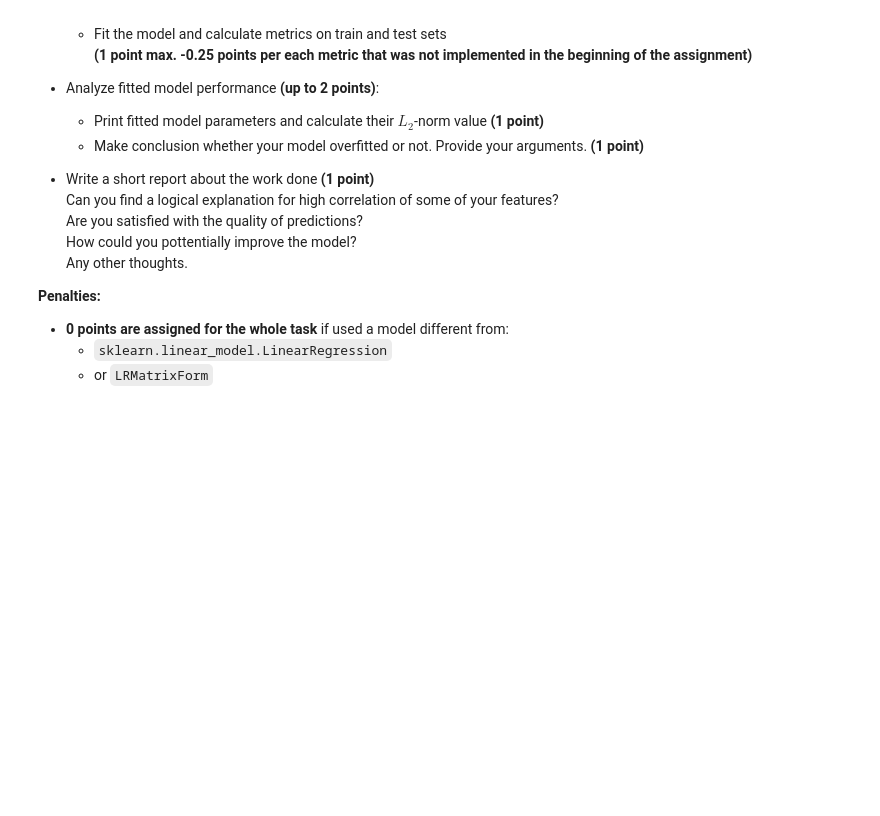
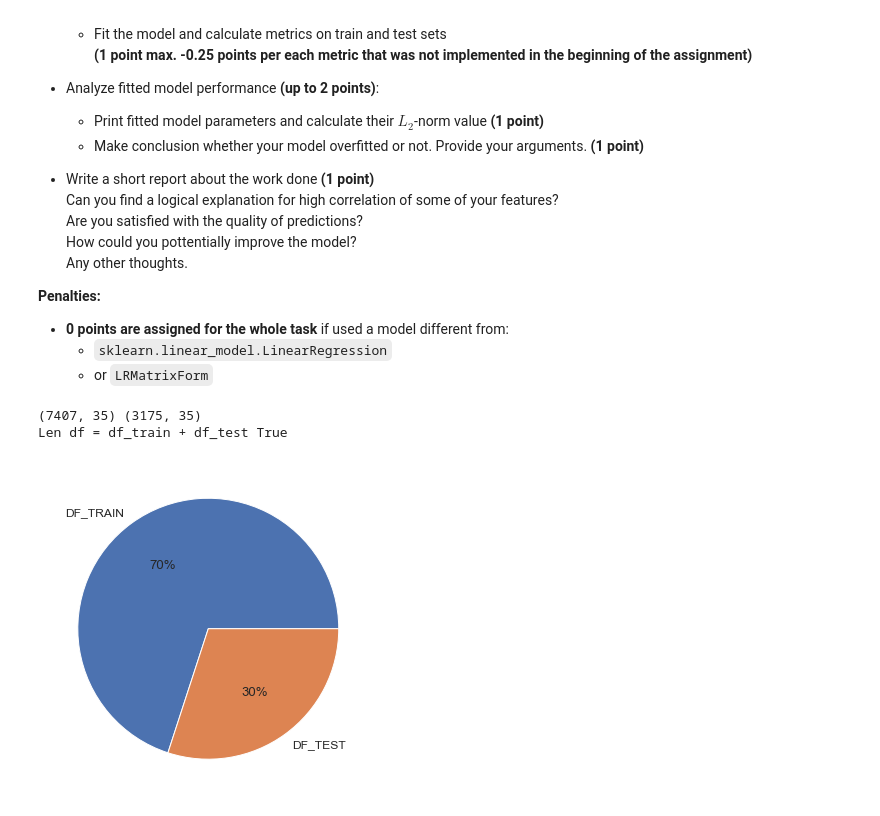
Before and after one commit to munim0/week3hm, a Jupyter notebook: linear_regression.ipynb, the cells around one changed output. Cells and saved outputs as stored; diff of their text form; code cells hidden in the pictures; blank space fills up the shorter version.

```diff
--- a/linear_regression.ipynb
+++ b/linear_regression.ipynb
@@ -1456,3 +1583,18 @@ Steps you need to follow:
 - **0 points are assigned for the whole task** if used a model different from:
     - `sklearn.linear_model.LinearRegression`
     - or `LRMatrixForm`
+# %%
+#train/test split with: 70% on train and 30% on test data
+ix_split = int(0.7 * df.shape[0])
+DF_TRAIN = df.iloc[:ix_split].copy()
+DF_TEST = df.iloc[ix_split:].copy()
+print(DF_TRAIN.shape, DF_TEST.shape)
+data = [len(DF_TRAIN), len(DF_TEST)]
+labels = ['DF_TRAIN', 'DF_TEST']
+print('Len df = df_train + df_test {}'.format(len(df)==len(DF_TRAIN)+len(DF_TEST)))
+plt.pie(data, labels = labels, autopct='%.0f%%')
+plt.show()
+# %% [output]
+(7407, 35) (3175, 35)
+Len df = df_train + df_test True
+[figure, added]
```
Also changed, not shown: parts of 54 cells of this notebook, 4 other files.
